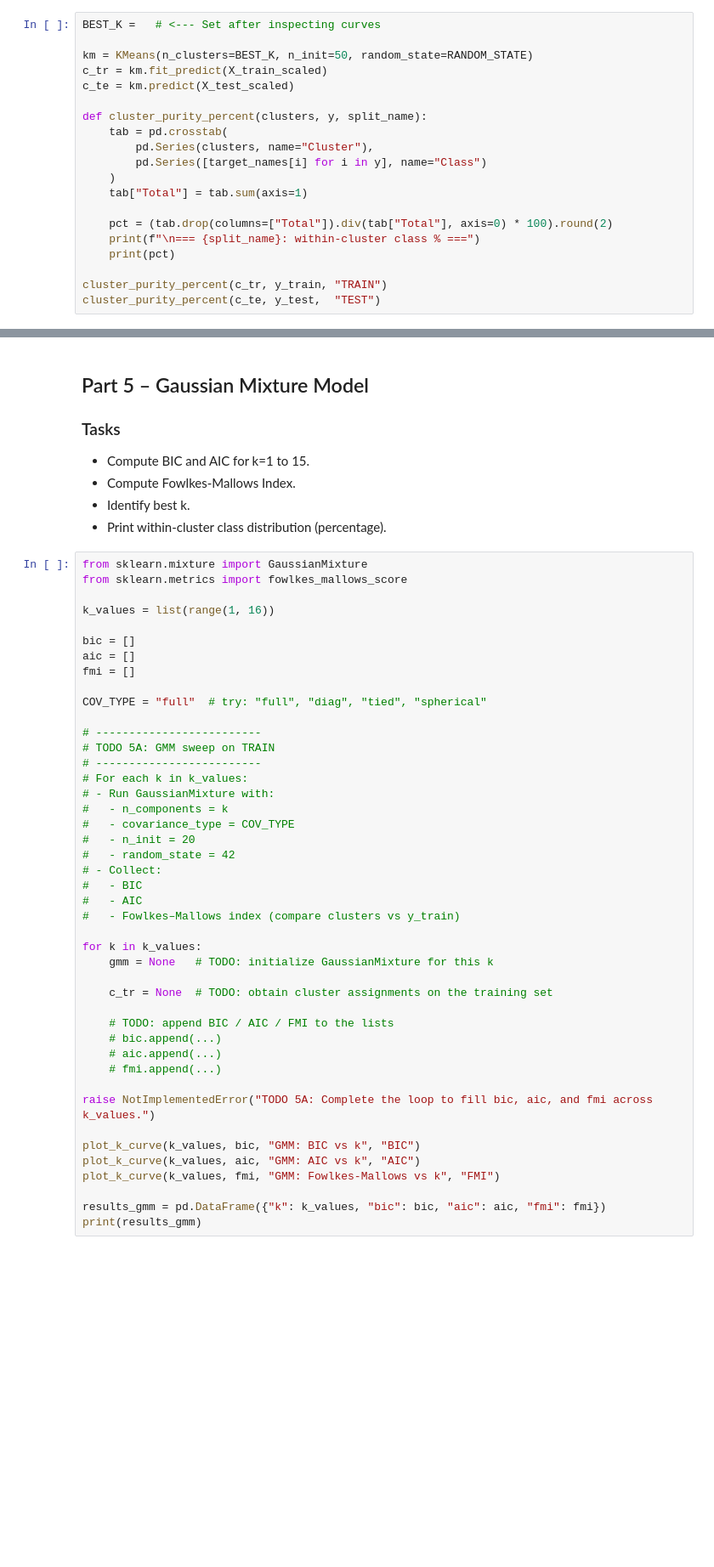
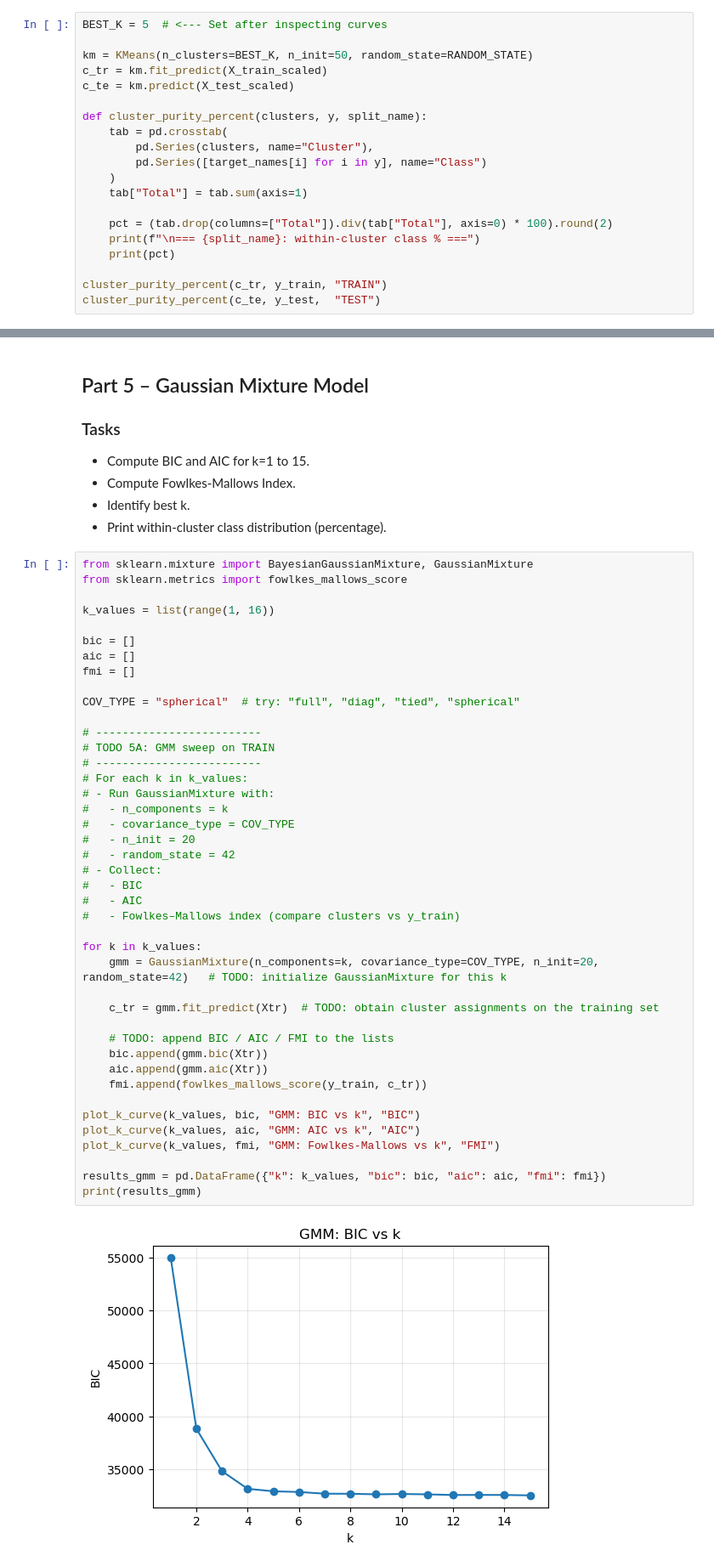
Before and after one commit to Coyomo/ML_Projects, a Jupyter notebook: P6-Faults_Dimensionality/Power_Quality_Fault_Detection.ipynb, the cells around one changed output, grey strips where cells are left out. Shown at 85% size. Cells and saved outputs as stored; diff of their text form; blank space fills up the shorter version.

```diff
--- a/P6-Faults_Dimensionality/Power_Quality_Fault_Detection.ipynb
+++ b/P6-Faults_Dimensionality/Power_Quality_Fault_Detection.ipynb
@@ -669,5 +686,5 @@ print(results_km)
 # %%
-BEST_K =   # <--- Set after inspecting curves
+BEST_K = 5  # <--- Set after inspecting curves
 
 km = KMeans(n_clusters=BEST_K, n_init=50, random_state=RANDOM_STATE)
 c_tr = km.fit_predict(X_train_scaled)
@@ -695,7 +730,7 @@ cluster_purity_percent(c_te, y_test,  "TEST")
 - Identify best k.
 - Print within-cluster class distribution (percentage).
 # %%
-from sklearn.mixture import GaussianMixture
+from sklearn.mixture import BayesianGaussianMixture, GaussianMixture
 from sklearn.metrics import fowlkes_mallows_score
 
 k_values = list(range(1, 16))
@@ -703,38 +738,38 @@ k_values = list(range(1, 16))
 bic = []
 aic = []
 fmi = []
 
-COV_TYPE = "full"  # try: "full", "diag", "tied", "spherical"
+COV_TYPE = "spherical"  # try: "full", "diag", "tied", "spherical"
 
 # -------------------------
 # TODO 5A: GMM sweep on TRAIN
 # -------------------------
 # For each k in k_values:
 # - Run GaussianMixture with:
 #   - n_components = k
 #   - covariance_type = COV_TYPE
 #   - n_init = 20
 #   - random_state = 42
 # - Collect:
 #   - BIC
 #   - AIC
 #   - Fowlkes–Mallows index (compare clusters vs y_train)
 
 for k in k_values:
-    gmm = None   # TODO: initialize GaussianMixture for this k
+    gmm = GaussianMixture(n_components=k, covariance_type=COV_TYPE, n_init=20, random_state=42)   # TODO: initialize GaussianMixture for this k
 
-    c_tr = None  # TODO: obtain cluster assignments on the training set
+    c_tr = gmm.fit_predict(Xtr)  # TODO: obtain cluster assignments on the training set
 
     # TODO: append BIC / AIC / FMI to the lists
-    # bic.append(...)
-    # aic.append(...)
-    # fmi.append(...)
-
-raise NotImplementedError("TODO 5A: Complete the loop to fill bic, aic, and fmi across k_values.")
+    bic.append(gmm.bic(Xtr))
+    aic.append(gmm.aic(Xtr))
+    fmi.append(fowlkes_mallows_score(y_train, c_tr))
 
 plot_k_curve(k_values, bic, "GMM: BIC vs k", "BIC")
 plot_k_curve(k_values, aic, "GMM: AIC vs k", "AIC")
 plot_k_curve(k_values, fmi, "GMM: Fowlkes-Mallows vs k", "FMI")
 
 results_gmm = pd.DataFrame({"k": k_values, "bic": bic, "aic": aic, "fmi": fmi})
 print(results_gmm)
+# %% [output]
+[figure, added]
```
Also changed, not shown: parts of 5 cells of this notebook.
